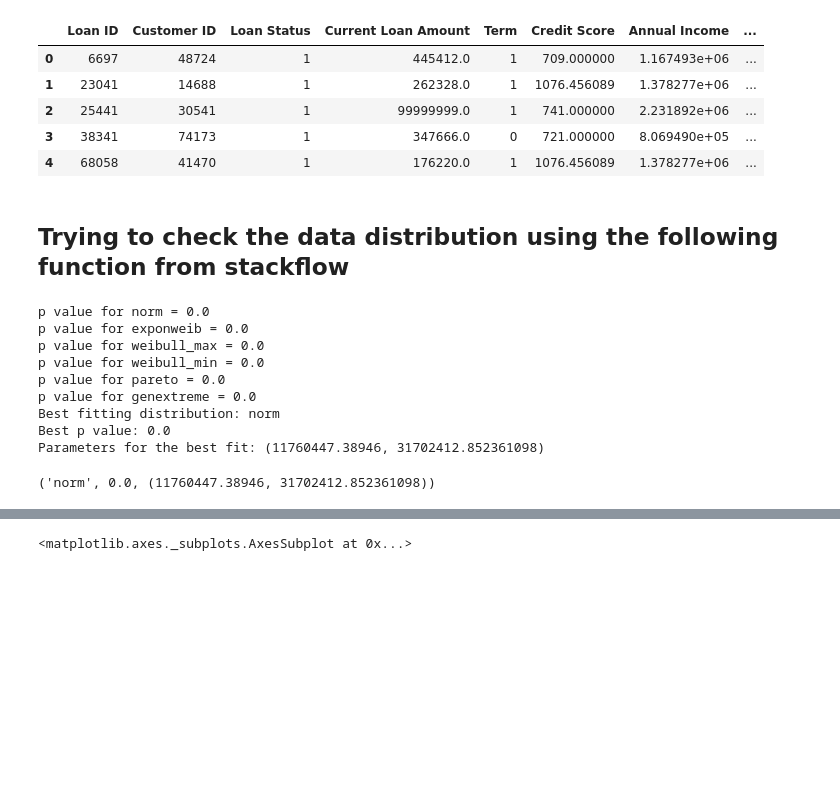
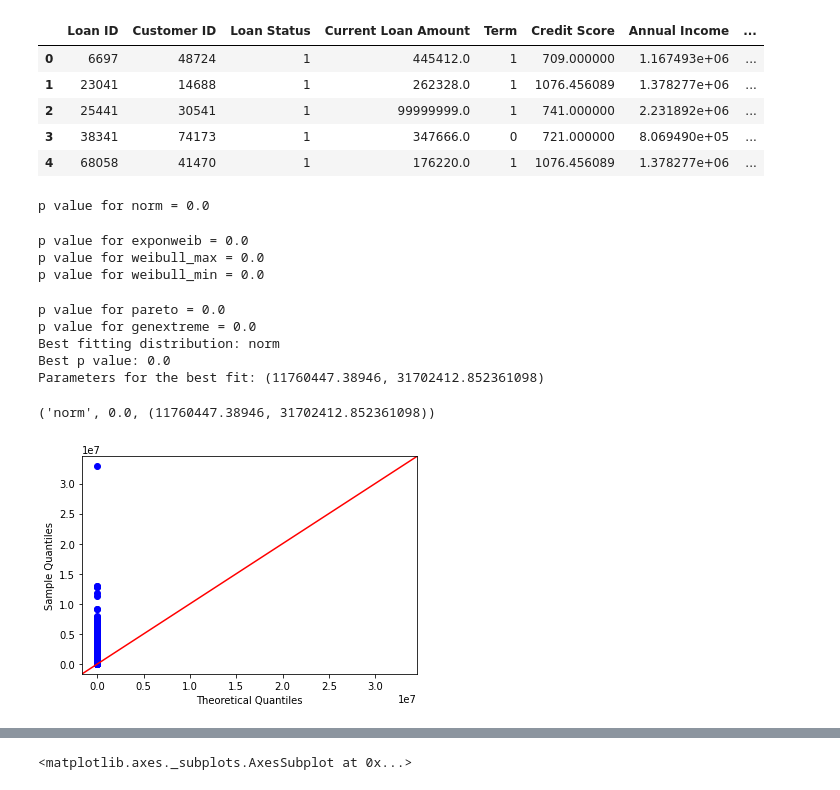
Before and after one commit to sbhushan0767/ECS171G12Proj, a Jupyter notebook: Bank_loan_status_data_preprocessing.ipynb, the cells around one changed output, grey strips where cells are left out. Cells and saved outputs as stored; diff of their text form; code cells hidden in the pictures; blank space fills up the shorter version.

```diff
--- a/Bank_loan_status_data_preprocessing.ipynb
+++ b/Bank_loan_status_data_preprocessing.ipynb
@@ -28,5 +26,5 @@ import seaborn as sns
 # %%
-df_train = pd.read_csv('./datasets/credit_train.csv')
+df_train = pd.read_csv('credit_train.csv')
 # %%
 df_train.head()
 # %% [output]
@@ -238,6 +232,4 @@ df_train.head()
 | 2 | 25441 | 30541 | 1 | 99999999.0 | 1 | 741.000000 | 2.231892e+06 | ... |
 | 3 | 38341 | 74173 | 1 | 347666.0 | 0 | 721.000000 | 8.069490e+05 | ... |
 | 4 | 68058 | 41470 | 1 | 176220.0 | 1 | 1076.456089 | 1.378277e+06 | ... |
-# %% [markdown]
-## Trying to check the data distribution using the following function from stackflow
 # %%
@@ -268,14 +260,26 @@ def get_best_distribution(data):
     return best_dist, best_p, params[best_dist]
 # %%
 get_best_distribution(df_train['Current Loan Amount'])
+#all p-values smaller than 0.05, not normally distributed
 # %% [output]
 p value for norm = 0.0
-p value for exponweib = 0.0
-p value for weibull_max = 0.0
-p value for weibull_min = 0.0
-p value for pareto = 0.0
-p value for genextreme = 0.0
-Best fitting distribution: norm
-Best p value: 0.0
-Parameters for the best fit: (11760447.38946, 31702412.852361098)
-('norm', 0.0, (11760447.38946, 31702412.852361098))
+p value for exponweib = 0.0
+p value for weibull_max = 0.0
+p value for weibull_min = 0.0
+p value for pareto = 0.0
+p value for genextreme = 0.0
+Best fitting distribution: norm
+Best p value: 0.0
+Parameters for the best fit: (11760447.38946, 31702412.852361098)
+('norm', 0.0, (11760447.38946, 31702412.852361098))
+# %%
+#use qq plot to show some distributions of variables
+import statsmodels.api as sm
+from scipy.stats import norm
+import pylab
+current_credit = df_train['Current Credit Balance']
+sm.qqplot(current_credit, line='45')
+pylab.show()
+# our QQ plot shows that current loan amount has too many values at the lower end
+# %% [output]
+[figure, added]
```
Also changed, not shown: parts of 11 cells of this notebook.
